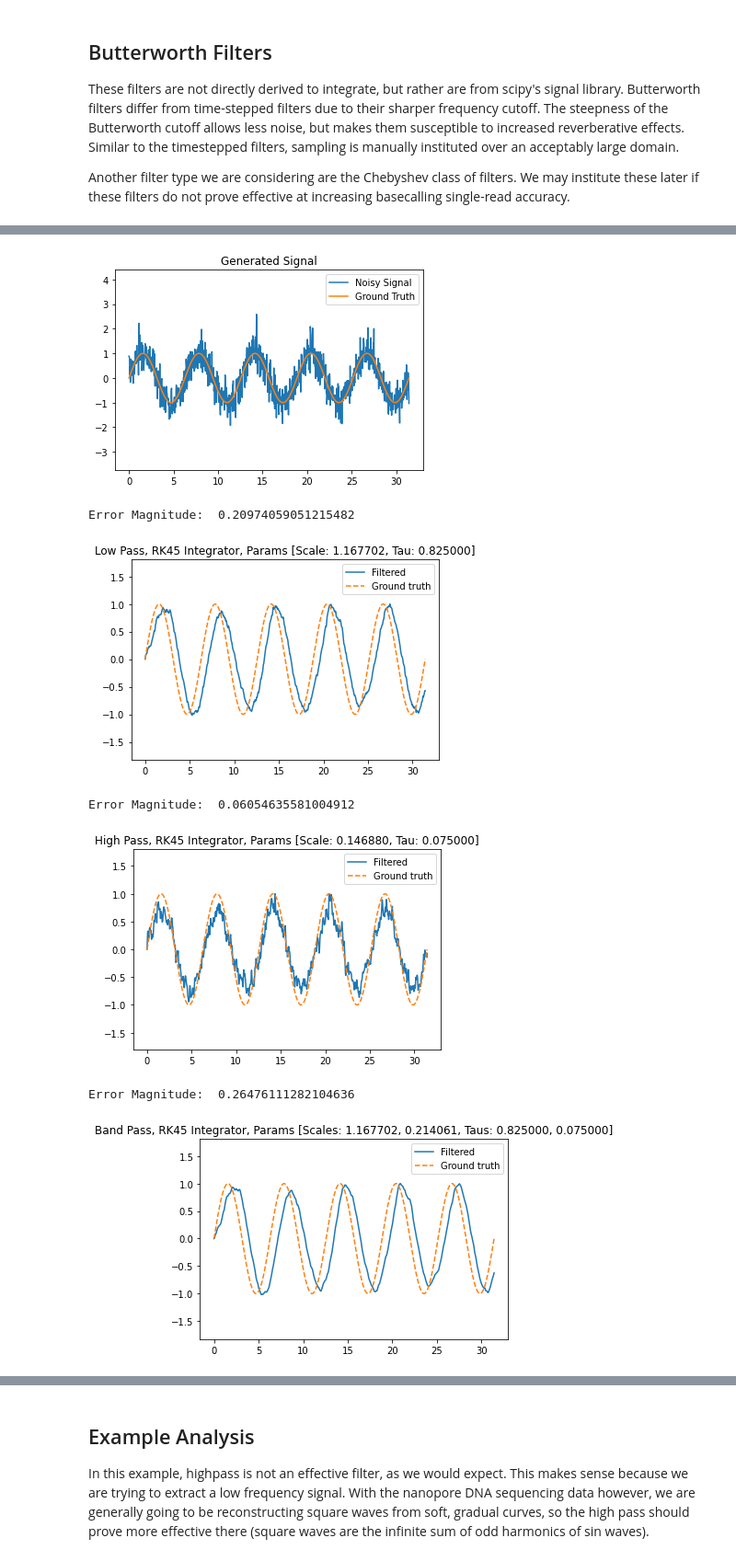
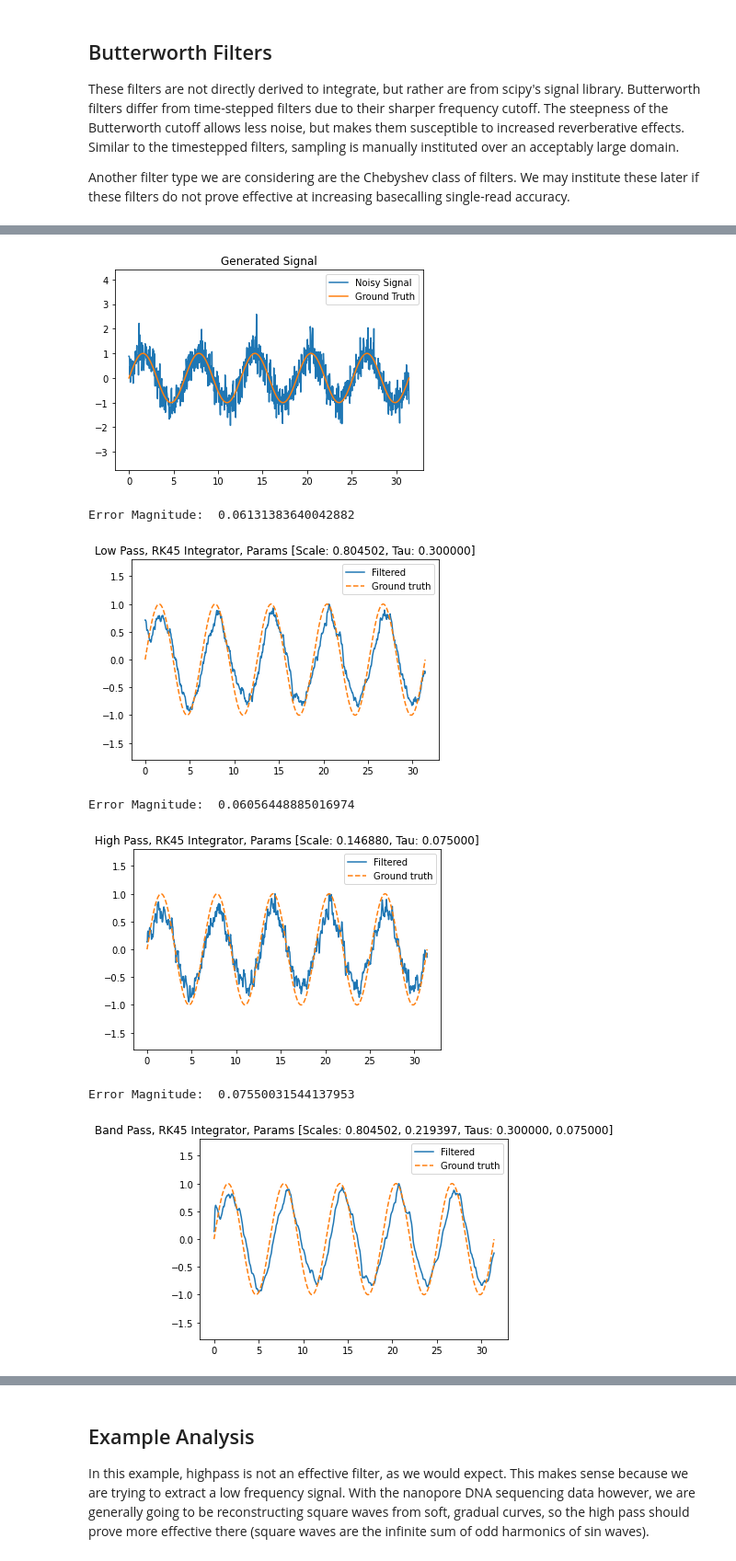
Before and after one commit to aaron-philip/NanoporeSequencingFiltering, a Jupyter notebook: notebooks/filters.ipynb, the cells around one changed output, grey strips where cells are left out. Shown at 92% size. Cells and saved outputs as stored; diff of their text form; code cells hidden in the pictures.

```diff
--- a/notebooks/filters.ipynb
+++ b/notebooks/filters.ipynb
@@ -281,12 +283,12 @@ class ButterworthFilters(Filters):
         if ftype=='lowpass':
             popt, pcov = curve_fit(self.lbutt, self.tspan, truth, p0=[1, 0.5],
                                    bounds=(0, [np.inf, 0.99]))
-            minerr = np.linalg.norm(truth-self.lbutt(self.tspan, *popt))
+            minerr = self.relErr(self.lbutt(self.tspan, *popt), truth)
             minorder = 1
             for order in range (2, orders):
                 popt, pcov = curve_fit(self.lbutt, self.tspan, truth, p0=[order, 0.5],
                                        bounds=(0, [np.inf, 0.99]))
-                err = np.linalg.norm(truth-self.lbutt(self.tspan, *popt))
+                err = self.relErr(self.lbutt(self.tspan, *popt), truth)
                 if (err < minerr):
                     minorder = order
                     minerr = err
@@ -298,12 +300,12 @@ class ButterworthFilters(Filters):
         elif ftype=='highpass':
             popt, pcov = curve_fit(self.hbutt, self.tspan, truth, p0=[1, 0.01],
                                    bounds=(0, [np.inf, 0.99]))
-            minerr = np.linalg.norm(truth-self.hbutt(self.tspan, *popt))
+            minerr = self.relErr(self.hbutt(self.tspan, *popt), truth)
             minorder = 1
             for order in range (2, orders):
                 popt, pcov = curve_fit(self.hbutt, self.tspan, truth, p0=[order, 0.01],
                                        bounds=(0, [np.inf, 0.99]))
-                err = np.linalg.norm(truth-self.hbutt(self.tspan, *popt))
+                err = self.relErr(self.hbutt(self.tspan, *popt), truth)
                 if (err < minerr):
                     minorder = order
                     minerr = err
@@ -315,12 +317,12 @@ class ButterworthFilters(Filters):
         elif ftype=='bandpass':
             popt, pcov = curve_fit(self.bpassbutt, self.tspan, truth, p0=[1, 0.01, 0.99],
                                    bounds=(0, [np.inf, 0.99, 0.99]))
-            minerr = np.linalg.norm(truth-self.bpassbutt(self.tspan, *popt))
+            minerr = self.relErr(self.bpassbutt(self.tspan, *popt), truth)
             minorder = 1
             for order in range (2, orders):
                 popt, pcov = curve_fit(self.bpassbutt, self.tspan, truth, p0=[order, 0.01, 0.99],
                                        bounds=(0, [np.inf, 0.99, 0.99]))
-                err = np.linalg.norm(truth-self.bpassbutt(self.tspan, *popt))
+                err = self.relErr(self.bpassbutt(self.tspan, *popt), truth)
                 if (err < minerr):
                     minorder = order
                     minerr = err
@@ -332,12 +334,12 @@ class ButterworthFilters(Filters):
         elif ftype=='bandstop':
             popt, pcov = curve_fit(self.bstopbutt, self.tspan, truth, p0=[1, 0.01, 0.99],
                                    bounds=(0, [np.inf, 0.99, 0.99]))
-            minerr = np.linalg.norm(truth-self.bstopbutt(self.tspan, *popt))
+            minerr = self.relErr(self.bstopbutt(self.tspan, *popt), truth)
             minorder = 1
             for order in range (2, orders):
                 popt, pcov = curve_fit(self.bstopbutt, self.tspan, truth, p0=[order, 0.01, 0.99],
                                        bounds=(0, [np.inf, 0.99, 0.99]))
-                err = np.linalg.norm(truth-self.bstopbutt(self.tspan, *popt))
+                err = self.relErr(self.bstopbutt(self.tspan, *popt), truth)
                 if (err < minerr):
                     minorder = order
                     minerr = err
@@ -402,39 +406,79 @@ if __name__ == '__main__':
     lowfilter = filtered.optSolve(Vin(tspan), ftype='lowpass')
     print('Error Magnitude: ', filtered.relErr(lowfilter[0].y[0,:], Vin(tspan)))
     filtered.graph(lowfilter, 'Low Pass', Vin(tspan))
 
     highfilter = filtered.optSolve(Vin(tspan), ftype='highpass')
     print('Error Magnitude: ', filtered.relErr(highfilter[0].y[0,:], Vin(tspan)))
     filtered.graph(highfilter, 'High Pass', Vin(tspan))
 
     bandpassfilter = filtered.optSolve(Vin(tspan), ftype='bandpass')
     print('Error Magnitude: ', filtered.relErr(bandpassfilter[0].y[0,:], Vin(tspan)))
     filtered.graph(bandpassfilter, 'Band Pass', Vin(tspan))
 
     butterworth = ButterworthFilters(tspan, Vinarray)
     butterlow = butterworth.optSolve(10, Vin(tspan), ftype='lowpass')
     print('Error Magnitude: ', butterworth.relErr(butterlow[0], Vin(tspan)))
     butterworth.graph(butterlow[0], butterlow[1], 'Low Pass', truth=Vin(tspan))
 
     butterhigh = butterworth.optSolve(10, Vin(tspan), ftype='highpass')
     print('Error Magnitude: ', butterworth.relErr(butterhigh[0], Vin(tspan)))
     butterworth.graph(butterhigh[0], butterhigh[1], 'High Pass', truth=Vin(tspan))
 
     butterbpass = butterworth.optSolve(10, Vin(tspan), ftype='bandpass')
     print('Error Magnitude: ', butterworth.relErr(butterbpass[0], Vin(tspan)))
     butterworth.graph(butterbpass[0], butterbpass[1], 'Band Pass', truth=Vin(tspan))
 
     butterbstop = butterworth.optSolve(10, Vin(tspan), ftype='bandstop')
     print('Error Magnitude: ', butterworth.relErr(butterbstop[0], Vin(tspan)))
     butterworth.graph(butterbstop[0], butterbstop[1],'Band Stop', truth=Vin(tspan))
+
+
+    sqwave = signal.square(tspan)
+    sqnoisywave = mynoise+sqwave
+    plt.plot(tspan, sqnoisywave, label='Noisy Signal')
+    plt.plot(tspan, sqwave, label='Ground Truth')
+    plt.legend(loc='upper right')
+    plt.margins(0.05, 0.4)
+    plt.title('Generated Signal')
+    plt.show()
+
+    sqfiltered = TimesteppedFilters(tspan, sqnoisywave)
+    sqlowfilter = sqfiltered.optSolve(sqwave, ftype='lowpass')
+    print('Error Magnitude: ', sqfiltered.relErr(sqlowfilter[0].y[0,:], sqwave))
+    filtered.graph(sqlowfilter, 'Low Pass', sqwave)
+
+    sqhighfilter = sqfiltered.optSolve(sqwave, ftype='highpass')
+    print('Error Magnitude: ', sqfiltered.relErr(sqhighfilter[0].y[0,:], sqwave))
+    filtered.graph(sqhighfilter, 'High Pass', sqwave)
+
+    sqbandpassfilter = sqfiltered.optSolve(sqwave, ftype='bandpass')
+    print('Error Magnitude: ', sqfiltered.relErr(sqbandpassfilter[0].y[0,:], sqwave))
+    filtered.graph(sqbandpassfilter, 'Band Pass', sqwave)
+
+    sqbutter = ButterworthFilters(tspan, sqnoisywave)
+    sqbutterlow = sqbutter.optSolve(10, sqwave, ftype='lowpass')
+    print('Error Magnitude: ', sqbutter.relErr(sqbutterlow[0], sqwave))
+    sqbutter.graph(sqbutterlow[0], sqbutterlow[1], 'Low Pass', truth=sqwave)
+
+    sqbutterhigh = sqbutter.optSolve(10, sqwave, ftype='highpass')
+    print('Error Magnitude: ', sqbutter.relErr(sqbutterhigh[0], sqwave))
+    sqbutter.graph(sqbutterhigh[0], sqbutterhigh[1], 'High Pass', truth=sqwave)
+
+    sqbutterbpass = sqbutter.optSolve(10, sqwave, ftype='bandpass')
+    print('Error Magnitude: ', sqbutter.relErr(sqbutterbpass[0], sqwave))
+    sqbutter.graph(sqbutterbpass[0], sqbutterbpass[1], 'Band Pass', truth=sqwave)
+
+    sqbutterbstop = sqbutter.optSolve(10, sqwave, ftype='bandstop')
+    print('Error Magnitude: ', sqbutter.relErr(sqbutterbstop[0], sqwave))
+    butterworth.graph(sqbutterbstop[0], sqbutterbstop[1],'Band Stop', truth=sqwave)
 # %% [output]
 [figure]
-Error Magnitude:  0.20974059051215482
+Error Magnitude:  0.06131383640042882
-[figure, old version]
+[figure, new version]
-Error Magnitude:  0.06054635581004912
+Error Magnitude:  0.06056448885016974
 [figure]
-Error Magnitude:  0.26476111282104636
+Error Magnitude:  0.07550031544137953
-[figure, old version]
+[figure, new version]
 Error Magnitude:  0.009106475024686521
 [figure]
 Error Magnitude:  0.21232165039629144
```
Also changed, not shown: parts of 3 cells of this notebook.
